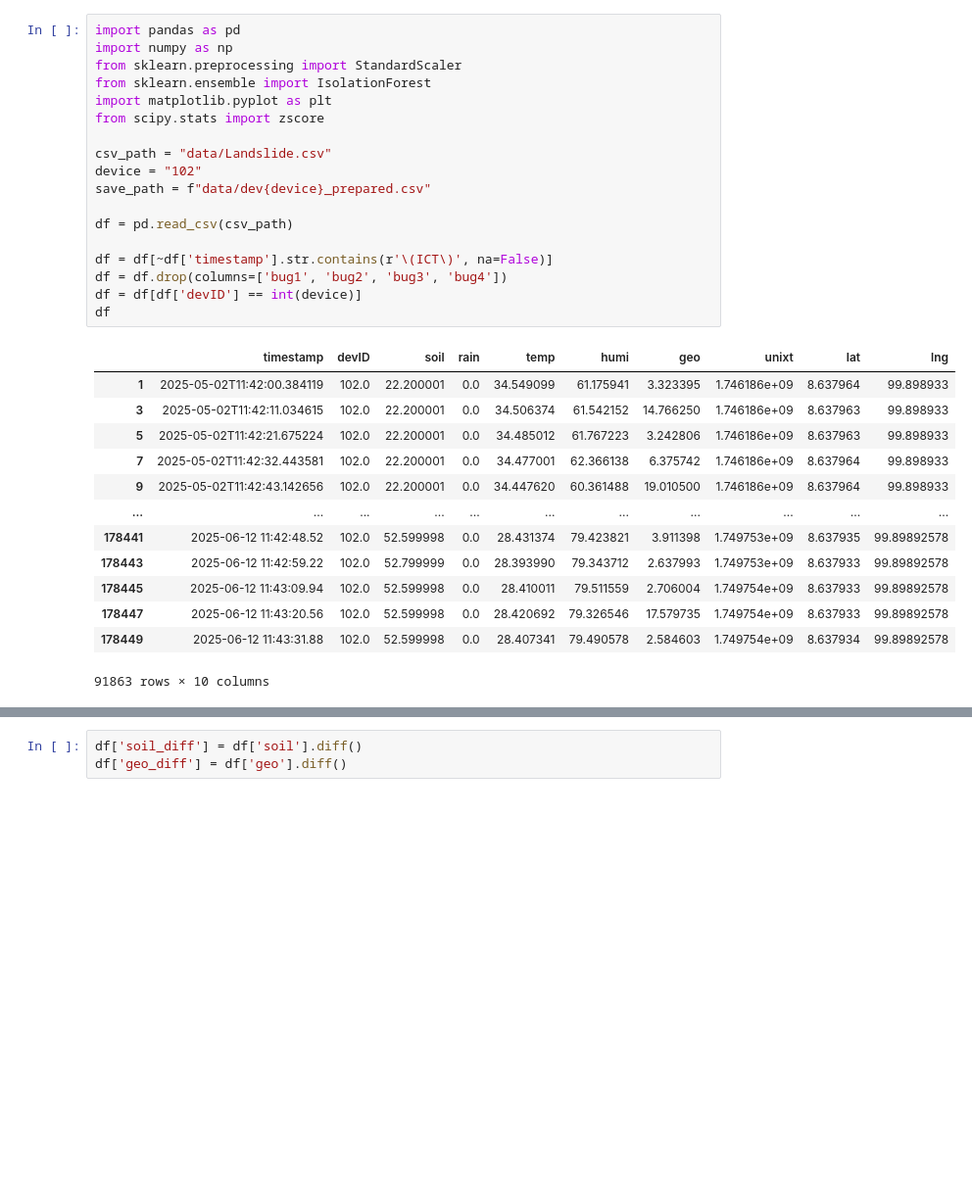
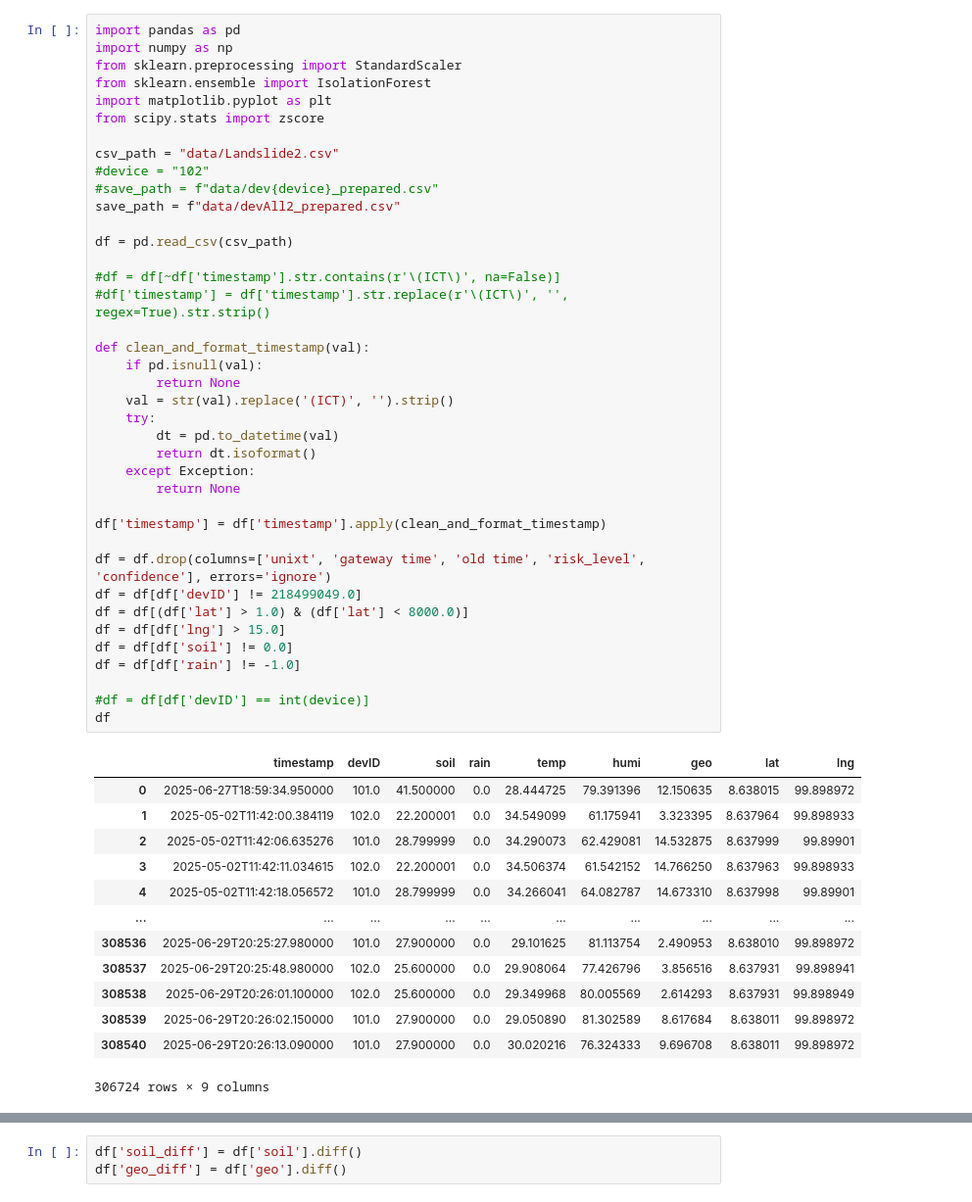
Before and after one commit to Ahmadaduwa/Landslide, a Jupyter notebook: DataCleaning.ipynb, the cells around one changed output, grey strips where cells are left out. Shown at 98% size. Drawn from its saved outputs; the diff is of its cells as text; blank space fills up the shorter version.

```diff
--- a/DataCleaning.ipynb
+++ b/DataCleaning.ipynb
@@ -1,32 +1,53 @@
 # %%
 import pandas as pd
 import numpy as np
 from sklearn.preprocessing import StandardScaler
 from sklearn.ensemble import IsolationForest
 import matplotlib.pyplot as plt
 from scipy.stats import zscore
 
-csv_path = "data/Landslide.csv"
-device = "102"
-save_path = f"data/dev{device}_prepared.csv"
+csv_path = "data/Landslide2.csv"
+#device = "102"
+#save_path = f"data/dev{device}_prepared.csv"
+save_path = f"data/devAll2_prepared.csv"
 
 df = pd.read_csv(csv_path)
 
-df = df[~df['timestamp'].str.contains(r'\(ICT\)', na=False)]
-df = df.drop(columns=['bug1', 'bug2', 'bug3', 'bug4'])
-df = df[df['devID'] == int(device)]
+#df = df[~df['timestamp'].str.contains(r'\(ICT\)', na=False)]
+#df['timestamp'] = df['timestamp'].str.replace(r'\(ICT\)', '', regex=True).str.strip()
+
+def clean_and_format_timestamp(val):
+    if pd.isnull(val):
+        return None
+    val = str(val).replace('(ICT)', '').strip()
+    try:
+        dt = pd.to_datetime(val)
+        return dt.isoformat()
+    except Exception:
+        return None
+
+df['timestamp'] = df['timestamp'].apply(clean_and_format_timestamp)
+
+df = df.drop(columns=['unixt', 'gateway time', 'old time', 'risk_level', 'confidence'], errors='ignore')
+df = df[df['devID'] != 218499049.0]
+df = df[(df['lat'] > 1.0) & (df['lat'] < 8000.0)]
+df = df[df['lng'] > 15.0]
+df = df[df['soil'] != 0.0]
+df = df[df['rain'] != -1.0]
+
+#df = df[df['devID'] == int(device)]
 df
 # %% [output]
-|  | timestamp | devID | soil | rain | temp | humi | geo | unixt | lat | lng |
-| 1 | 2025-05-02T11:42:00.384119 | 102.0 | 22.200001 | 0.0 | 34.549099 | 61.175941 | 3.323395 | 1.746186e+09 | 8.637964 | 99.898933 |
-| 3 | 2025-05-02T11:42:11.034615 | 102.0 | 22.200001 | 0.0 | 34.506374 | 61.542152 | 14.766250 | 1.746186e+09 | 8.637963 | 99.898933 |
-| 5 | 2025-05-02T11:42:21.675224 | 102.0 | 22.200001 | 0.0 | 34.485012 | 61.767223 | 3.242806 | 1.746186e+09 | 8.637963 | 99.898933 |
-| 7 | 2025-05-02T11:42:32.443581 | 102.0 | 22.200001 | 0.0 | 34.477001 | 62.366138 | 6.375742 | 1.746186e+09 | 8.637964 | 99.898933 |
-| 9 | 2025-05-02T11:42:43.142656 | 102.0 | 22.200001 | 0.0 | 34.447620 | 60.361488 | 19.010500 | 1.746186e+09 | 8.637964 | 99.898933 |
-| ... | ... | ... | ... | ... | ... | ... | ... | ... | ... | ... |
-| 178441 | 2025-06-12 11:42:48.52 | 102.0 | 52.599998 | 0.0 | 28.431374 | 79.423821 | 3.911398 | 1.749753e+09 | 8.637935 | 99.89892578 |
-| 178443 | 2025-06-12 11:42:59.22 | 102.0 | 52.799999 | 0.0 | 28.393990 | 79.343712 | 2.637993 | 1.749753e+09 | 8.637933 | 99.89892578 |
-| 178445 | 2025-06-12 11:43:09.94 | 102.0 | 52.599998 | 0.0 | 28.410011 | 79.511559 | 2.706004 | 1.749754e+09 | 8.637933 | 99.89892578 |
-| 178447 | 2025-06-12 11:43:20.56 | 102.0 | 52.599998 | 0.0 | 28.420692 | 79.326546 | 17.579735 | 1.749754e+09 | 8.637933 | 99.89892578 |
-| 178449 | 2025-06-12 11:43:31.88 | 102.0 | 52.599998 | 0.0 | 28.407341 | 79.490578 | 2.584603 | 1.749754e+09 | 8.637934 | 99.89892578 |
+|  | timestamp | devID | soil | rain | temp | humi | geo | lat | lng |
+| 0 | 2025-06-27T18:59:34.950000 | 101.0 | 41.500000 | 0.0 | 28.444725 | 79.391396 | 12.150635 | 8.638015 | 99.898972 |
+| 1 | 2025-05-02T11:42:00.384119 | 102.0 | 22.200001 | 0.0 | 34.549099 | 61.175941 | 3.323395 | 8.637964 | 99.898933 |
+| 2 | 2025-05-02T11:42:06.635276 | 101.0 | 28.799999 | 0.0 | 34.290073 | 62.429081 | 14.532875 | 8.637999 | 99.89901 |
+| 3 | 2025-05-02T11:42:11.034615 | 102.0 | 22.200001 | 0.0 | 34.506374 | 61.542152 | 14.766250 | 8.637963 | 99.898933 |
+| 4 | 2025-05-02T11:42:18.056572 | 101.0 | 28.799999 | 0.0 | 34.266041 | 64.082787 | 14.673310 | 8.637998 | 99.89901 |
+| ... | ... | ... | ... | ... | ... | ... | ... | ... | ... |
+| 308536 | 2025-06-29T20:25:27.980000 | 101.0 | 27.900000 | 0.0 | 29.101625 | 81.113754 | 2.490953 | 8.638010 | 99.898972 |
+| 308537 | 2025-06-29T20:25:48.980000 | 102.0 | 25.600000 | 0.0 | 29.908064 | 77.426796 | 3.856516 | 8.637931 | 99.898941 |
+| 308538 | 2025-06-29T20:26:01.100000 | 102.0 | 25.600000 | 0.0 | 29.349968 | 80.005569 | 2.614293 | 8.637931 | 99.898949 |
+| 308539 | 2025-06-29T20:26:02.150000 | 101.0 | 27.900000 | 0.0 | 29.050890 | 81.302589 | 8.617684 | 8.638011 | 99.898972 |
+| 308540 | 2025-06-29T20:26:13.090000 | 101.0 | 27.900000 | 0.0 | 30.020216 | 76.324333 | 9.696708 | 8.638011 | 99.898972 |
-91863 rows × 10 columns
+306724 rows × 9 columns
```
Also changed, not shown: parts of 9 cells of this notebook, 13 other files.
